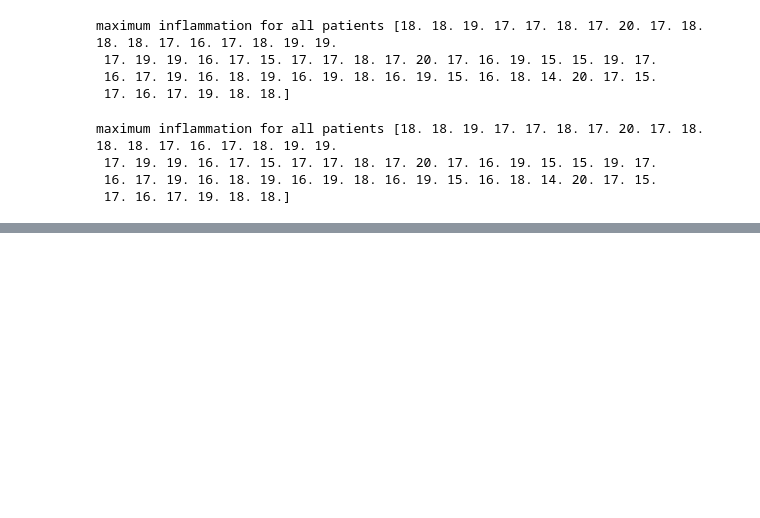
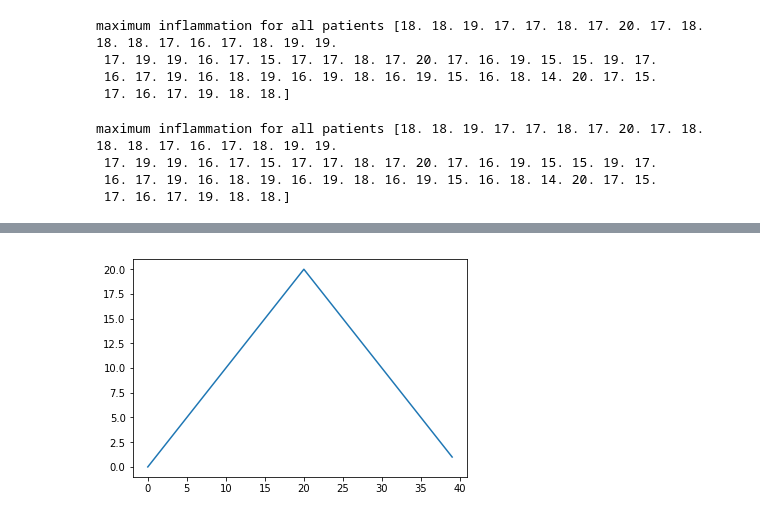
Before and after one commit to ppomorsk/2018-03-03-conestoga, a Jupyter notebook: SC_Python_Programming.ipynb, the cells around one changed output, grey strips where cells are left out. Cells and saved outputs as stored; diff of their text form; code cells hidden in the pictures; blank space fills up the shorter version.

```diff
--- a/SC_Python_Programming.ipynb
+++ b/SC_Python_Programming.ipynb
@@ -354,0 +390,5 @@ maximum inflammation for all patients [18. 18. 19. 17. 17. 18. 17. 20. 17. 18. 1
+# %%
+max_plot = matplotlib.pyplot.plot(numpy.max(data,axis=0))
+matplotlib.pyplot.show()
+# %% [output]
+[figure, added]
```
Also changed, not shown: parts of 11 cells of this notebook.
